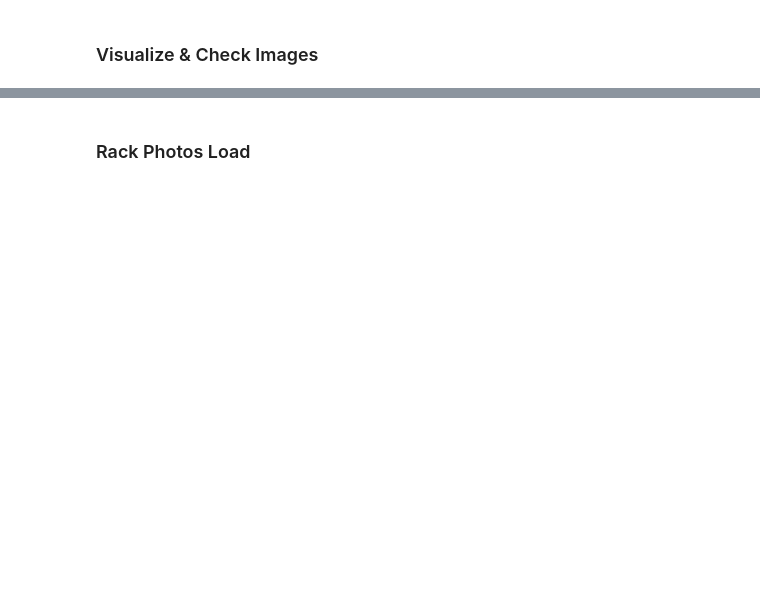
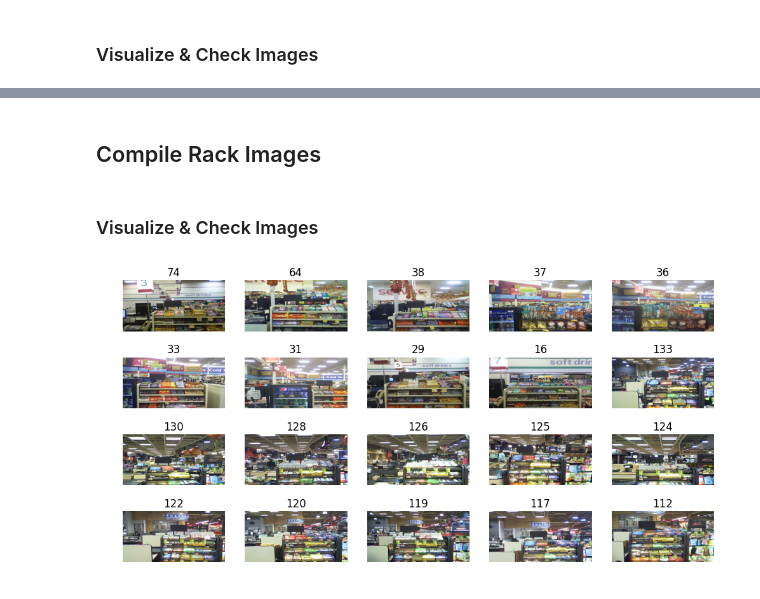
Before and after one commit to JDallasGriffin/APM-Project, a Jupyter notebook: Code/Image Compiler Code.ipynb, the cells around one changed output, grey strips where cells are left out. Saved outputs shown, nothing was run; the diff lists cells and outputs as text; code cells hidden in the pictures; blank space fills up the shorter version.

```diff
--- a/Code/Image Compiler Code.ipynb
+++ b/Code/Image Compiler Code.ipynb
@@ -61,2 +87,2 @@ Populating the interactive namespace from numpy and matplotlib
 # %% [markdown]
-### Rack Photos Load
+## Compile Rack Images
@@ -66,0 +89,43 @@ rack_test = "1476048852942.jpeg"
+# %%
+rootdir = 'C:\Users\Dallas\OneDrive\MSBA Program\Fall 2016 Courses\Adv Predictive Modeling\APM-Project\RackImages'
+
+rack_labels = []
+rack_images = []
+
+for subdir, dirs, files in os.walk(rootdir):
+    for file in files:
+
+        img = cv2.imread(os.path.join(subdir, file))
+        #img = img[:,:,::-1] #Switch from RBG (default for OpenCV) to RGB
+        img = cv2.resize(img,STANDARD_SIZE , interpolation = cv2.INTER_AREA)
+
+        rack_images.append(img)
+
+        label = subdir.split(os.path.sep)[-1]
+
+        label = (label, file)
+        rack_labels.append(label)
+# %% [markdown]
+### Visualize & Check Images
+# %%
+img_zip_rack = zip(rack_labels, rack_images)
+
+img_to_show = 20
+thumb_size = (0,40)
+
+for label, img in img_zip_rack:
+    if img_to_show < 1:
+        break
+
+    plt.subplot(4, 5, img_to_show)
+    plt.axis('off')
+
+    img = img[:,:,::-1]
+    plt.imshow(img)
+    plt.title(label[0])
+
+    img_to_show -= 1
+
+plt.show()
+# %% [output]
+[figure, added]
```
Also changed, not shown: parts of 8 cells of this notebook, 2 other files.
